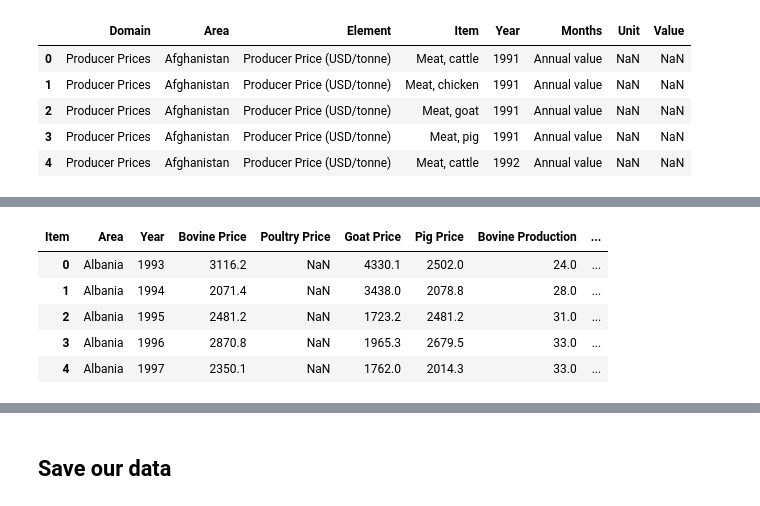
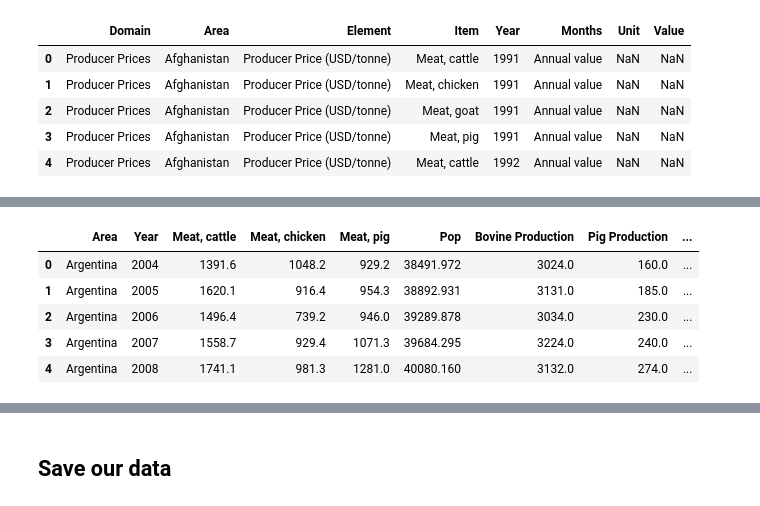
Before and after one commit to arielletannin/Predictors-of-Meat-Consumption, a Jupyter notebook: 01_MeatData Wrangling.ipynb, the cells around one changed output, grey strips where cells are left out. Saved outputs shown, nothing was run; the diff lists cells and outputs as text; code cells hidden in the pictures.

Commit message:
wrangling and emissions data

```diff
--- a/01_MeatData Wrangling.ipynb
+++ b/01_MeatData Wrangling.ipynb
@@ -94,0 +136,4 @@ Again, the column we care about most here is Value, so if it's null, we can drop
+# %%
+#We have a lot of null values for goat meat - this might make our analysis difficult later so we'll drop those rows
+prices.drop(labels='Meat, goat',axis=1,inplace=True)
+food.drop(labels='Mutton & Goat Meat', axis=1,inplace=True)
@@ -103 +183,4 @@ prices = pd.pivot_table(prices, values='Value',index=['Area','Year'], columns='I
 We'll merge our two dataframes together using an inner join, since we're really only interestsed in years and countries where we have both datapoints
+# %%
+merged = pd.merge(poptop100, food, left_on=['Area','Year'], right_on = ['Area','Year'])
+merged.head()
@@ -104,11 +194,15 @@ We'll merge our two dataframes together using an inner join, since we're really
+# %%
+merged.rename(columns={'Bovine Meat':'Bovine Production', 'Pigmeat':'Pig Production','Poultry Meat':'Poultry Production','Value':'Pop'},inplace=True)
+# %%
+#merge the above with price data
+merged = pd.merge(prices, merged, left_on=['Area','Year'], right_on = ['Area','Year'])
 # %%
-merged = pd.merge(prices, food, left_on=['Area','Year'], right_on = ['Area','Year'])
-merged.rename(columns={'Bovine Meat':'Bovine Production','Mutton & Goat Meat': 'Goat Production', 'Pigmeat':'Pig Production','Poultry Meat':'Poultry Production','Meat, cattle':'Bovine Price','Meat, chicken':'Poultry Price','Meat, goat':'Goat Price','Meat, pig':'Pig Price'}, inplace=True)
+merged.rename({'Meat, cattle':'Bovine Price','Meat, chicken':'Poultry Price','Meat, pig':'Pig Price'})
 merged.head()
 # %% [output]
-| Item | Area | Year | Bovine Price | Poultry Price | Goat Price | Pig Price | Bovine Production | ... |
-| 0 | Albania | 1993 | 3116.2 | NaN | 4330.1 | 2502.0 | 24.0 | ... |
-| 1 | Albania | 1994 | 2071.4 | NaN | 3438.0 | 2078.8 | 28.0 | ... |
-| 2 | Albania | 1995 | 2481.2 | NaN | 1723.2 | 2481.2 | 31.0 | ... |
-| 3 | Albania | 1996 | 2870.8 | NaN | 1965.3 | 2679.5 | 33.0 | ... |
-| 4 | Albania | 1997 | 2350.1 | NaN | 1762.0 | 2014.3 | 33.0 | ... |
+|  | Area | Year | Meat, cattle | Meat, chicken | Meat, pig | Pop | Bovine Production | Pig Production | ... |
+| 0 | Argentina | 2004 | 1391.6 | 1048.2 | 929.2 | 38491.972 | 3024.0 | 160.0 | ... |
+| 1 | Argentina | 2005 | 1620.1 | 916.4 | 954.3 | 38892.931 | 3131.0 | 185.0 | ... |
+| 2 | Argentina | 2006 | 1496.4 | 739.2 | 946.0 | 39289.878 | 3034.0 | 230.0 | ... |
+| 3 | Argentina | 2007 | 1558.7 | 929.4 | 1071.3 | 39684.295 | 3224.0 | 240.0 | ... |
+| 4 | Argentina | 2008 | 1741.1 | 981.3 | 1281.0 | 40080.160 | 3132.0 | 274.0 | ... |
```
Also changed, not shown: parts of 47 cells of this notebook, 3 other files.
